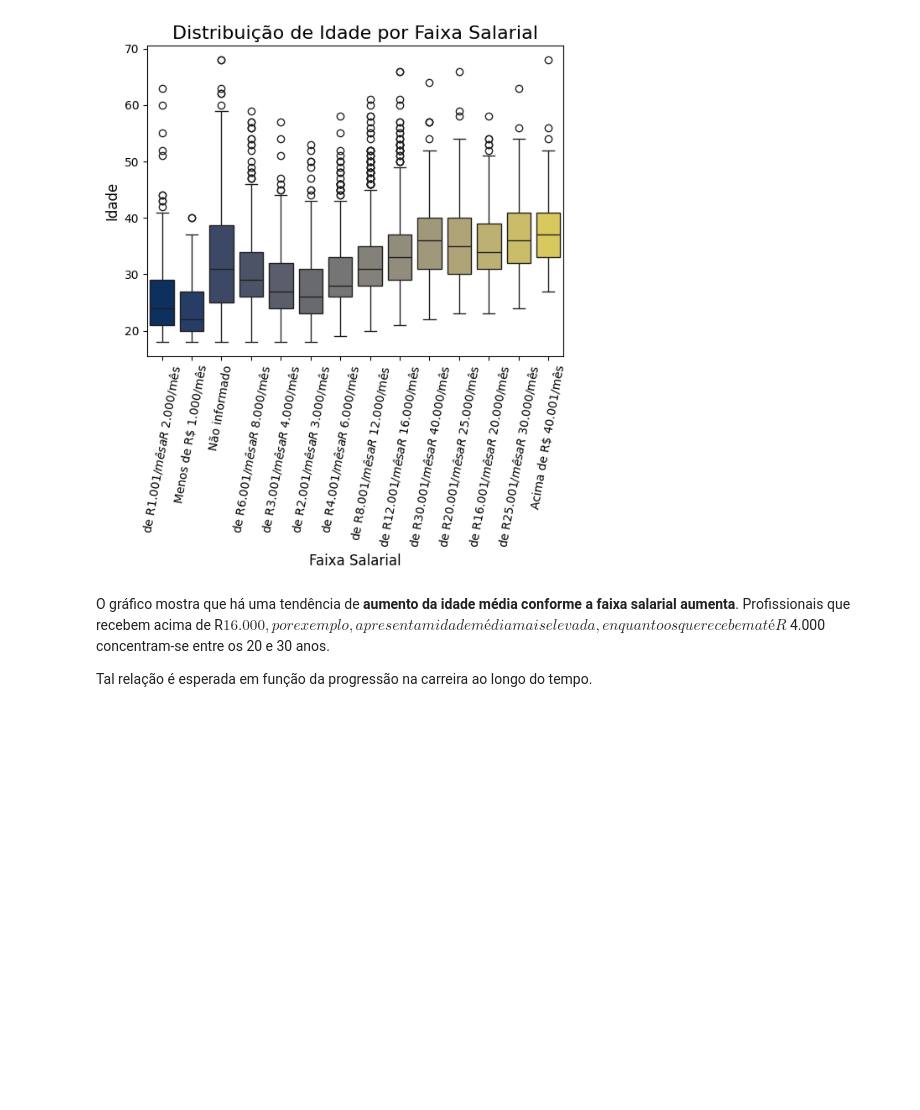
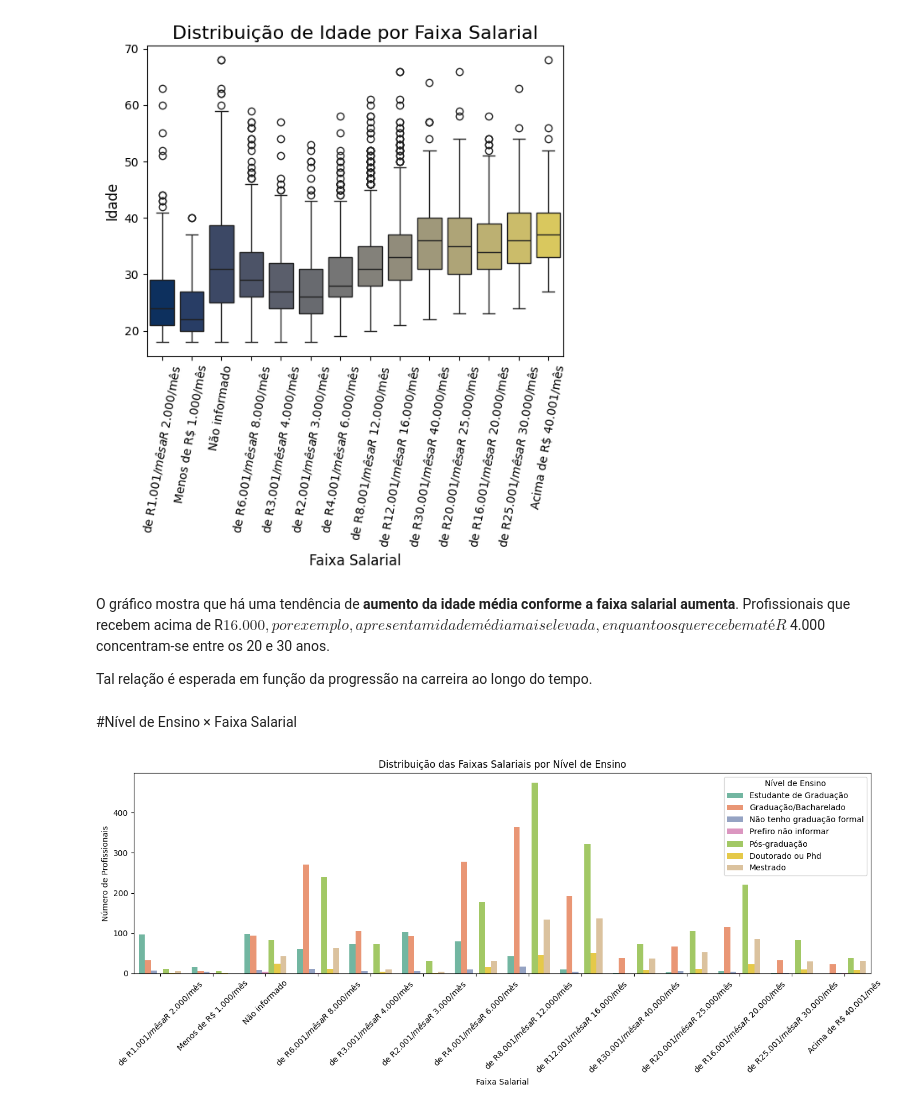
Before and after one commit to EdilsonMarquesCurzJr/TopicosATVF, a Jupyter notebook: DataExplore/Edilson_Marques_Gabriel_Vinicius_Reinaldo_Dias_Jorge_Lucas_2025_1_EDA.ipynb, the cells around one changed output. Saved outputs shown, nothing was run; the diff lists cells and outputs as text; code cells hidden in the pictures; blank space fills up the shorter version.

```diff
--- a/DataExplore/Edilson_Marques_Gabriel_Vinicius_Reinaldo_Dias_Jorge_Lucas_2025_1_EDA.ipynb
+++ b/DataExplore/Edilson_Marques_Gabriel_Vinicius_Reinaldo_Dias_Jorge_Lucas_2025_1_EDA.ipynb
@@ -494,3 +492,17 @@ Passing `palette` without assigning `hue` is deprecated and will be removed in v
 O gráfico mostra que há uma tendência de **aumento da idade média conforme a faixa salarial aumenta**. Profissionais que recebem acima de R$ 16.000, por exemplo, apresentam idade média mais elevada, enquanto os que recebem até R$ 4.000 concentram-se entre os 20 e 30 anos.
 
 Tal relação é esperada em função da progressão na carreira ao longo do tempo.
+# %% [markdown]
+#Nível de Ensino × Faixa Salarial
+# %%
+plt.figure(figsize=(14, 6))
+sns.countplot(data=df, x='faixa_salarial', hue='nivel_de_ensino', palette='Set2')
+plt.title('Distribuição das Faixas Salariais por Nível de Ensino')
+plt.xlabel('Faixa Salarial')
+plt.ylabel('Número de Profissionais')
+plt.xticks(rotation=45)
+plt.legend(title='Nível de Ensino')
+plt.tight_layout()
+plt.show()
+# %% [output]
+[figure, added]
```
Also changed, not shown: parts of 3 cells of this notebook, 1 other file.
